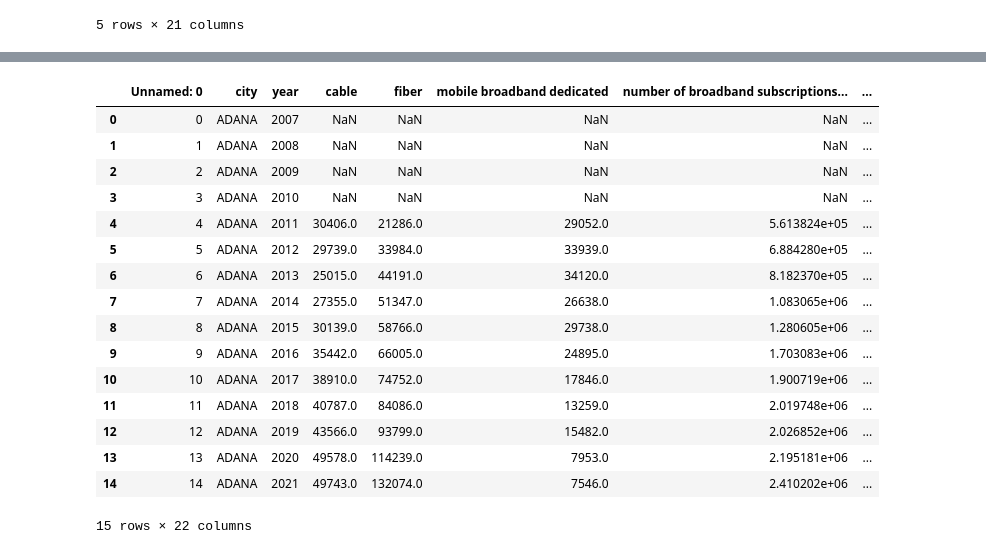
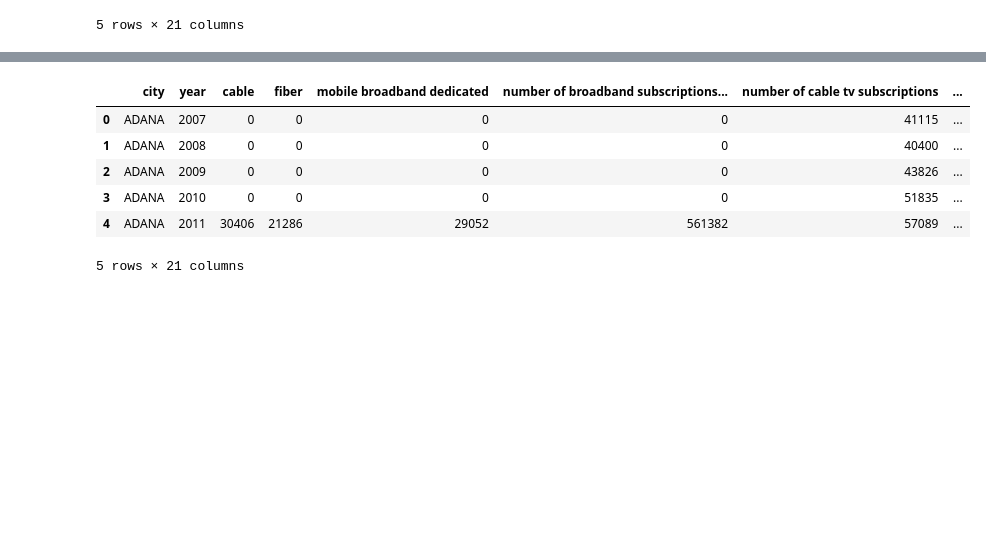
Before and after one commit to LeventSoykan/BTK_Data_Extraction_Telecom, a Jupyter notebook: get_data.ipynb, the cells around one changed output, grey strips where cells are left out. Cells and saved outputs as stored; diff of their text form; code cells hidden in the pictures; blank space fills up the shorter version.

```diff
--- a/get_data.ipynb
+++ b/get_data.ipynb
@@ -112,20 +109,10 @@ df.to_csv('final_merged.csv', encoding='utf-8-sig')
-# %%
-df[df['city']=='ADANA']
-# %% [output]
-|  | Unnamed: 0 | city | year | cable | fiber | mobile broadband dedicated | number of broadband subscriptions... | ... |
-| 0 | 0 | ADANA | 2007 | NaN | NaN | NaN | NaN | ... |
-| 1 | 1 | ADANA | 2008 | NaN | NaN | NaN | NaN | ... |
-| 2 | 2 | ADANA | 2009 | NaN | NaN | NaN | NaN | ... |
-| 3 | 3 | ADANA | 2010 | NaN | NaN | NaN | NaN | ... |
-| 4 | 4 | ADANA | 2011 | 30406.0 | 21286.0 | 29052.0 | 5.613824e+05 | ... |
-| 5 | 5 | ADANA | 2012 | 29739.0 | 33984.0 | 33939.0 | 6.884280e+05 | ... |
-| 6 | 6 | ADANA | 2013 | 25015.0 | 44191.0 | 34120.0 | 8.182370e+05 | ... |
-| 7 | 7 | ADANA | 2014 | 27355.0 | 51347.0 | 26638.0 | 1.083065e+06 | ... |
-| 8 | 8 | ADANA | 2015 | 30139.0 | 58766.0 | 29738.0 | 1.280605e+06 | ... |
-| 9 | 9 | ADANA | 2016 | 35442.0 | 66005.0 | 24895.0 | 1.703083e+06 | ... |
-| 10 | 10 | ADANA | 2017 | 38910.0 | 74752.0 | 17846.0 | 1.900719e+06 | ... |
-| 11 | 11 | ADANA | 2018 | 40787.0 | 84086.0 | 13259.0 | 2.019748e+06 | ... |
-| 12 | 12 | ADANA | 2019 | 43566.0 | 93799.0 | 15482.0 | 2.026852e+06 | ... |
-| 13 | 13 | ADANA | 2020 | 49578.0 | 114239.0 | 7953.0 | 2.195181e+06 | ... |
-| 14 | 14 | ADANA | 2021 | 49743.0 | 132074.0 | 7546.0 | 2.410202e+06 | ... |
-15 rows × 22 columns
+# %%
+df.head()
+# %% [output]
+|  | city | year | cable | fiber | mobile broadband dedicated | number of broadband subscriptions... | number of cable tv subscriptions | ... |
+| 0 | ADANA | 2007 | 0 | 0 | 0 | 0 | 41115 | ... |
+| 1 | ADANA | 2008 | 0 | 0 | 0 | 0 | 40400 | ... |
+| 2 | ADANA | 2009 | 0 | 0 | 0 | 0 | 43826 | ... |
+| 3 | ADANA | 2010 | 0 | 0 | 0 | 0 | 51835 | ... |
+| 4 | ADANA | 2011 | 30406 | 21286 | 29052 | 561382 | 57089 | ... |
+5 rows × 21 columns
```
Also changed, not shown: parts of 6 cells of this notebook, 2 other files.
